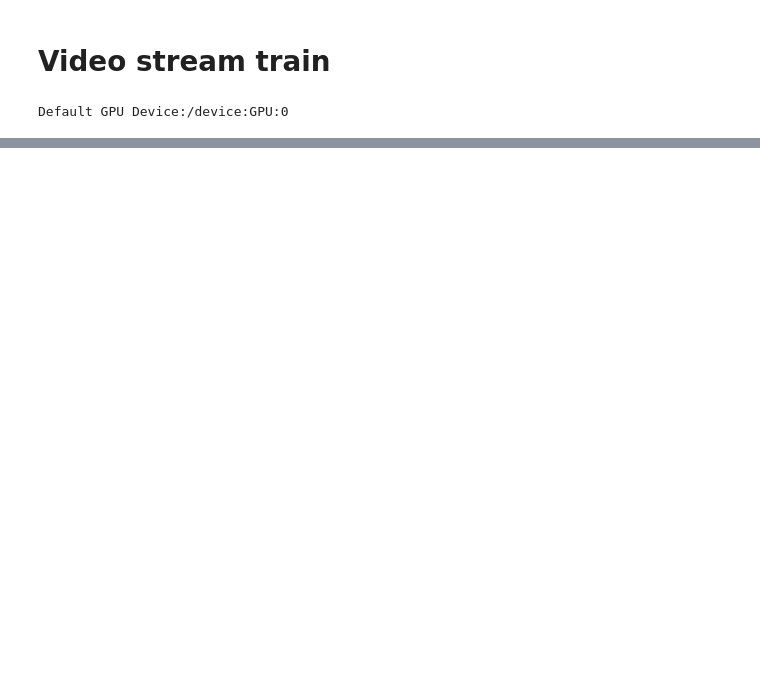
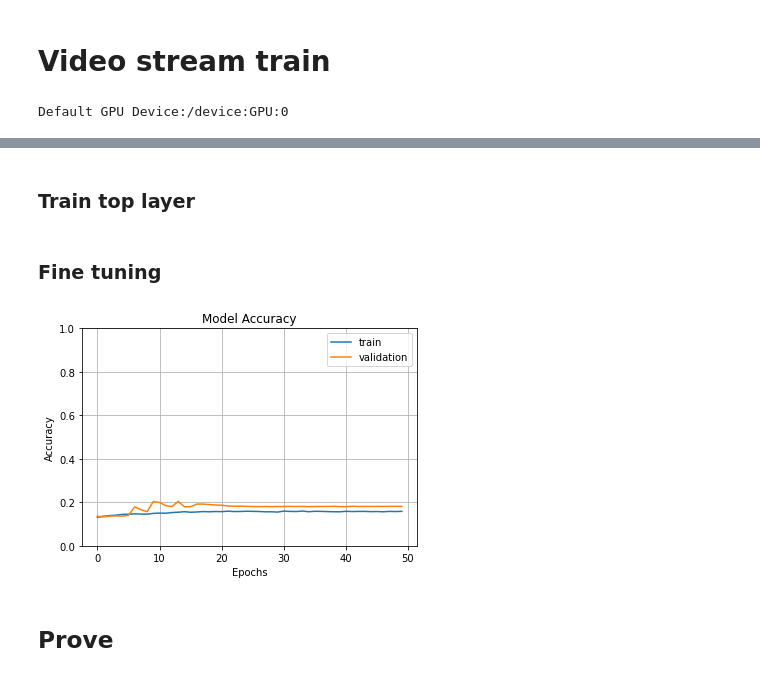
Before and after one commit to gianscuri/Emotion-Recognition_SER-FER_RAVDESS, a Jupyter notebook: video_stream_train.ipynb, the cells around one changed output, grey strips where cells are left out. Saved outputs shown, nothing was run; the diff lists cells and outputs as text; code cells hidden in the pictures; blank space fills up the shorter version.

Commit message:
updated model

```diff
--- a/video_stream_train.ipynb
+++ b/video_stream_train.ipynb
@@ -94,0 +196,8 @@ print(step_per_epoch_train)
+# %%
+version = 3
+arc = 'resnet'
+epochs_train = 30
+epochs_tune = 10
+lr_train = 0.001
+lr_tune = 0.00001
+momentum = 0.5
@@ -94,0 +244,2 @@ print(step_per_epoch_train)
+# %% [markdown]
+### Train top layer
@@ -94,0 +276,2 @@ print(step_per_epoch_train)
+# %% [markdown]
+### Fine tuning
@@ -94,0 +281,33 @@ print(step_per_epoch_train)
+# %%
+model.compile(
+    optimizer=keras.optimizers.Adam(learning_rate=lr_tune),
+    # optimizer=keras.optimizers.SGD(learning_rate=learningrate, momentum=momentum)
+    loss=keras.losses.sparse_categorical_crossentropy,
+    metrics=[keras.metrics.sparse_categorical_accuracy, keras.metrics.sparse_top_k_categorical_accuracy],
+)
+
+history = model.fit(train_ds,
+                    epochs=epochs_tune,
+                    validation_data=val_ds,
+                    batch_size=batch_size,
+                    steps_per_epoch=step_per_epoch_train,
+                    validation_steps=step_per_epoch_val,
+                    callbacks=[reduce_lr, save_best],
+                    # callbacks=[reduce_lr, early_stop, save_best],
+                    verbose=1)
+# %%
+fig1 = plt.gcf()
+plt.plot(history.history['sparse_categorical_accuracy'])
+plt.plot(history.history['val_sparse_categorical_accuracy'])
+plt.axis(ymin=0,ymax=1)
+plt.grid()
+plt.title('Model Accuracy')
+plt.ylabel('Accuracy')
+plt.xlabel('Epochs')
+plt.legend(['train', 'validation'])
+# plt.savefig('./Report/Plots/resnet1_2.png')
+plt.show()
+# %% [output]
+[figure, added]
+# %% [markdown]
+## Prove
```
Also changed, not shown: parts of 22 cells of this notebook.
